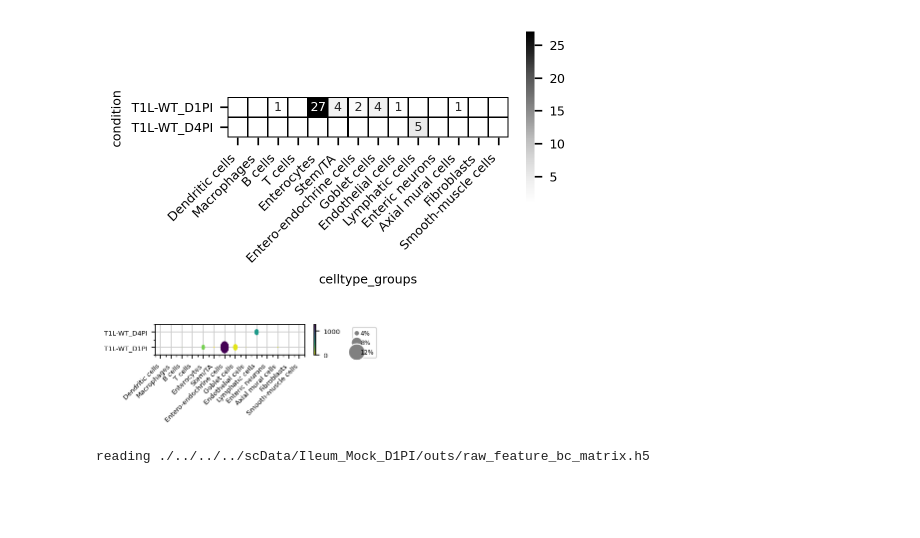
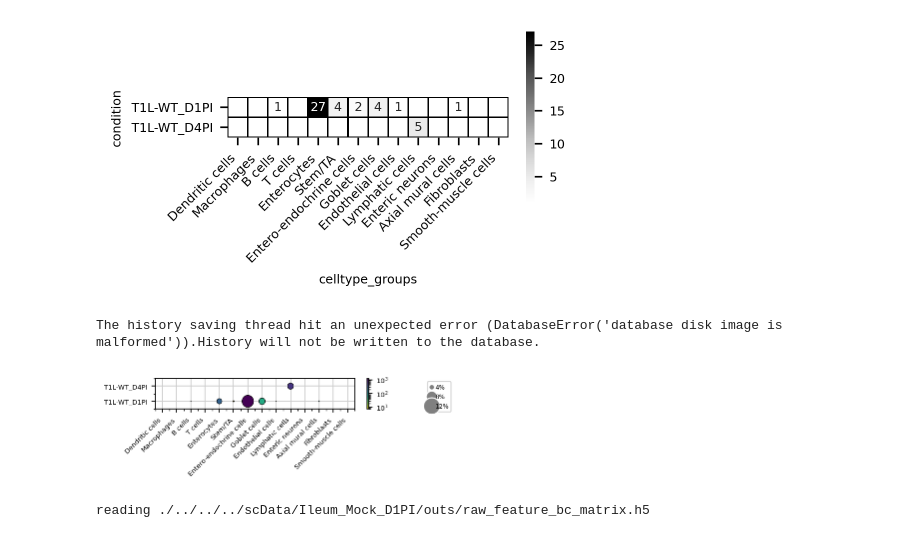
Before and after one commit to madhavmantri/reovirus_induced_myocarditis, a Jupyter notebook: notebooks/ileum_scRNAseq_sc_viral_transcripts_xGen.ipynb, the cells around one changed output. Cells and saved outputs as stored; diff of their text form; code cells hidden in the pictures; blank space fills up the shorter version.

```diff
--- a/notebooks/ileum_scRNAseq_sc_viral_transcripts_xGen.ipynb
+++ b/notebooks/ileum_scRNAseq_sc_viral_transcripts_xGen.ipynb
@@ -161,39 +161,43 @@ N = celltype_counts["pct_cells"].shape[0]
 M = celltype_counts["pct_cells"].shape[1]
 ylabels = celltype_counts["pct_cells"].index
 xlabels = celltype_counts["pct_cells"].columns
 
 x, y = np.meshgrid(np.arange(M), np.arange(N))
-s = celltype_counts["pct_cells"].fillna(0).to_numpy()
-c = celltype_counts["mean_viral_exp"].fillna(0).to_numpy()
+s = celltype_counts["pct_cells"].to_numpy()
+c = celltype_counts["mean_viral_exp"].to_numpy()
 # print(c.flatten())
 # print(s.flatten())
 
-fig, ax = plt.subplots(figsize=(3.0,0.5))
+fig, ax = plt.subplots(figsize=(4.0,0.5))
 
 R = (s/100.0)*4
 circles = [plt.Circle((j,i), radius=r) for r, j, i in zip(R.flat, x.flat, y.flat)]
-col = PatchCollection(circles, array=c.flatten(), cmap="viridis_r")
-col.set_clim([0, np.max(c)])
+col = PatchCollection(circles, array=c.flatten(), cmap="viridis_r", edgecolor = "black", linewidth = 0.5)
+col.set_clim([np.nanmin(c), np.nanmax(c)])
+import matplotlib.colors as colors
+col.norm=colors.LogNorm()
+col.set_clim([np.nanmin(c), np.nanmax(c)])
 
 ax.add_collection(col)
 ax.set(xticks=np.arange(M), yticks=np.arange(N),
        xticklabels=xlabels, yticklabels=ylabels)
 ax.set_xticks(np.arange(M+1)-0.5, minor=True)
 ax.set_yticks(np.arange(N+1)-0.5, minor=True)
 ax.set_xticklabels(ax.get_xticklabels(), rotation=45, horizontalalignment='right')
 fig.colorbar(col)
 
 from matplotlib.lines import Line2D
 line1 = Line2D(range(1), range(1), color="white", marker='o', markersize=5, markerfacecolor="grey")
 line2 = Line2D(range(1), range(1), color="white", marker='o', markersize=10, markerfacecolor="grey")
 line3 = Line2D(range(1), range(1), color="white", marker='o', markersize=15, markerfacecolor="grey")
 plt.legend((line1,line2,line3),('4%','8%', "12%"),numpoints=1, bbox_to_anchor = (1.5,1.0))
 
 plt.savefig("figures/viral_exp_allsamples_ileum_dotplot.pdf", facecolor='w', edgecolor='w',
         orientation='potrait', format="pdf",
         transparent=True, metadata=None)
 # %% [output]
+The history saving thread hit an unexpected error (DatabaseError('database disk image is malformed')).History will not be written to the database.
-[figure, old version]
+[figure, new version]
 # %%
 ## This section is used for estimation of viral UMI filtering threshold for ileum xGen data
 # %%
```
